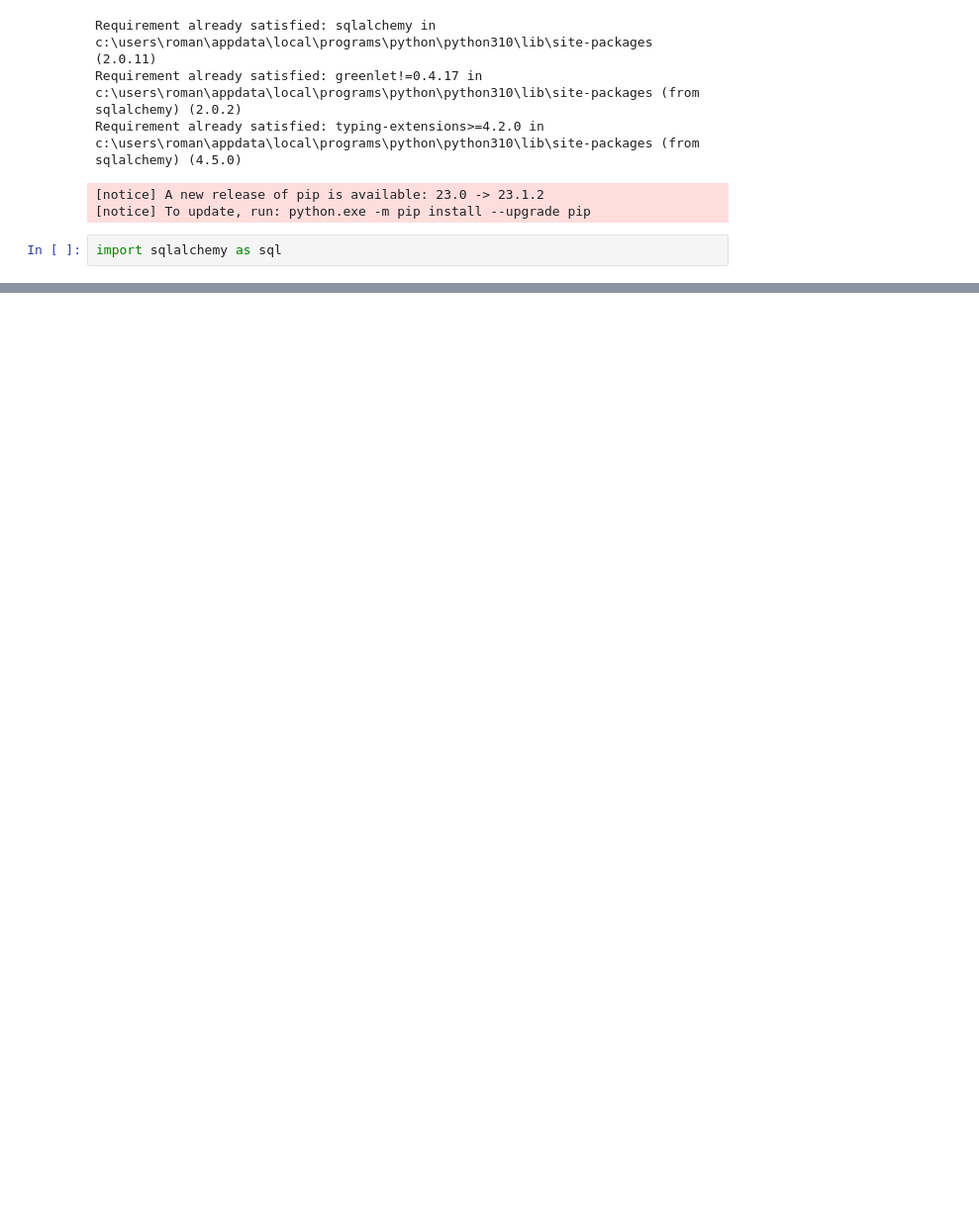
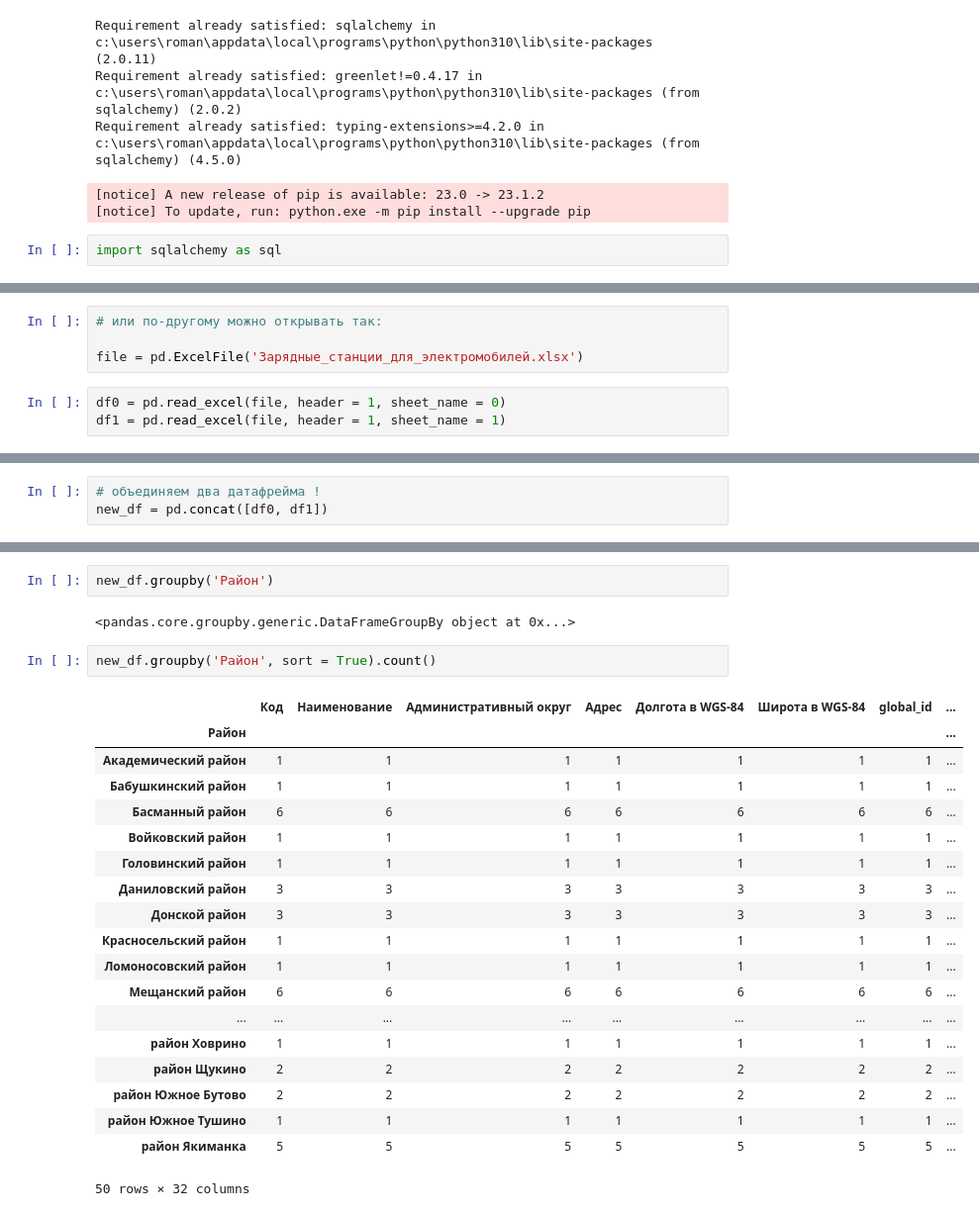
Before and after one commit to kroninam/My_notes_for_Pandas, a Jupyter notebook: 006_pandas_different_sourses_of_DATA_Excel_&_db.ipynb, the cells around one changed output, grey strips where cells are left out. Shown: that part at 99% size. Saved outputs shown, nothing was run; the diff lists cells and outputs as text; blank space fills up the shorter version.

```diff
--- a/006_pandas_different_sourses_of_DATA_Excel_&_db.ipynb
+++ b/006_pandas_different_sourses_of_DATA_Excel_&_db.ipynb
@@ -206,0 +378,7 @@ NameError: name 'df33' is not defined
+# %%
+# или по-другому можно открывать так:
+
+file = pd.ExcelFile('Зарядные_станции_для_электромобилей.xlsx')
+# %%
+df0 = pd.read_excel(file, header = 1, sheet_name = 0)
+df1 = pd.read_excel(file, header = 1, sheet_name = 1)
@@ -206,0 +397,3 @@ NameError: name 'df33' is not defined
+# %%
+# объединяем два датафрейма !
+new_df = pd.concat([df0, df1])
@@ -206,0 +418,26 @@ NameError: name 'df33' is not defined
+# %%
+new_df.groupby('Район')
+# %% [output]
+<pandas.core.groupby.generic.DataFrameGroupBy object at 0x...>
+# %%
+new_df.groupby('Район', sort = True).count()
+# %% [output]
+|  | Код | Наименование | Административный округ | Адрес | Долгота в WGS-84 | Широта в WGS-84 | global_id | ... |
+| Район |  |  |  |  |  |  |  | ... |
+| Академический район | 1 | 1 | 1 | 1 | 1 | 1 | 1 | ... |
+| Бабушкинский район | 1 | 1 | 1 | 1 | 1 | 1 | 1 | ... |
+| Басманный район | 6 | 6 | 6 | 6 | 6 | 6 | 6 | ... |
+| Войковский район | 1 | 1 | 1 | 1 | 1 | 1 | 1 | ... |
+| Головинский район | 1 | 1 | 1 | 1 | 1 | 1 | 1 | ... |
+| Даниловский район | 3 | 3 | 3 | 3 | 3 | 3 | 3 | ... |
+| Донской район | 3 | 3 | 3 | 3 | 3 | 3 | 3 | ... |
+| Красносельский район | 1 | 1 | 1 | 1 | 1 | 1 | 1 | ... |
+| Ломоносовский район | 1 | 1 | 1 | 1 | 1 | 1 | 1 | ... |
+| Мещанский район | 6 | 6 | 6 | 6 | 6 | 6 | 6 | ... |
+| ... | ... | ... | ... | ... | ... | ... | ... | ... |
+| район Ховрино | 1 | 1 | 1 | 1 | 1 | 1 | 1 | ... |
+| район Щукино | 2 | 2 | 2 | 2 | 2 | 2 | 2 | ... |
+| район Южное Бутово | 2 | 2 | 2 | 2 | 2 | 2 | 2 | ... |
+| район Южное Тушино | 1 | 1 | 1 | 1 | 1 | 1 | 1 | ... |
+| район Якиманка | 5 | 5 | 5 | 5 | 5 | 5 | 5 | ... |
+50 rows × 32 columns
```
Also changed, not shown: parts of 45 cells of this notebook, 7 other files.
